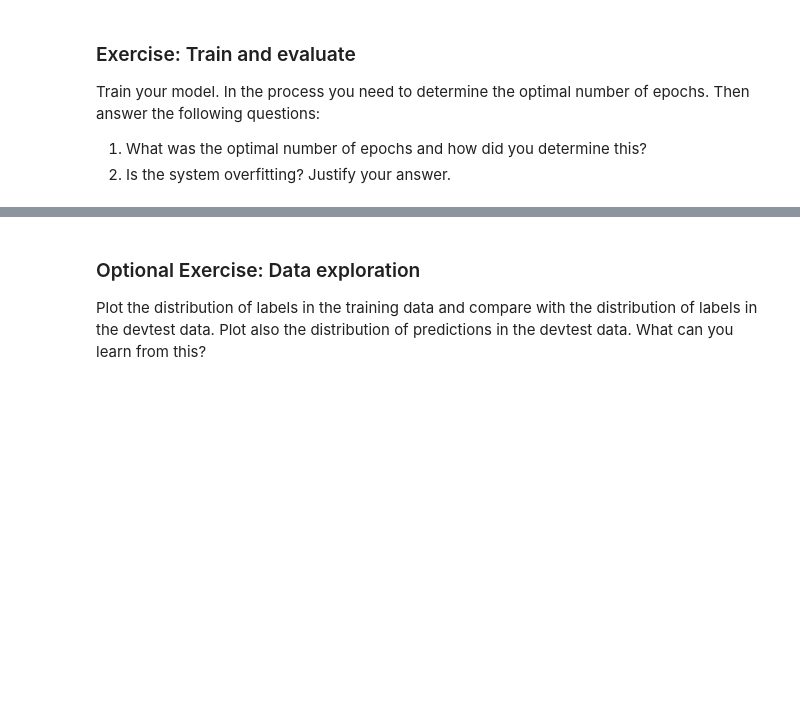
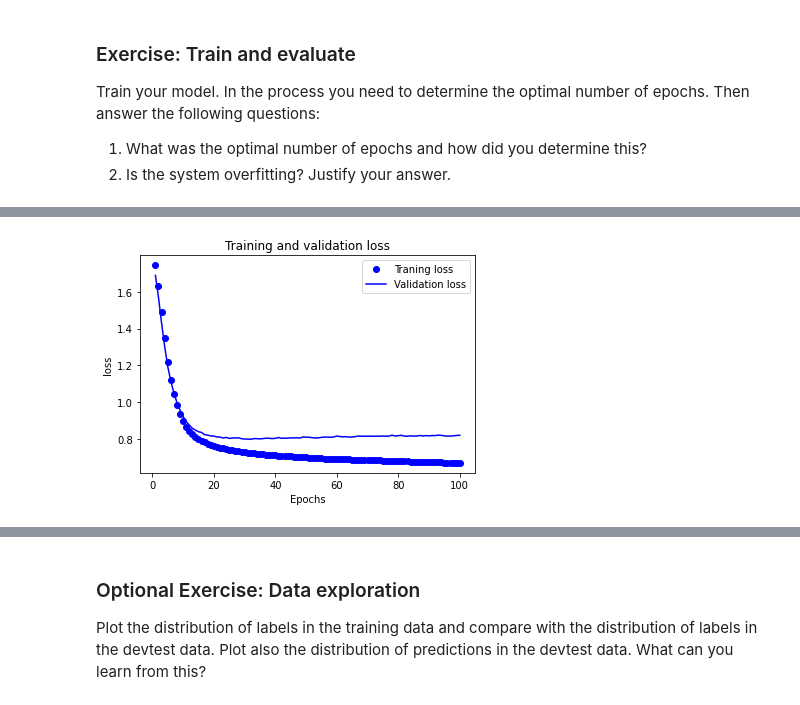
Before and after one commit to COMP3220/2022S1, a Jupyter notebook: practicals/Practical Week 05.ipynb, the cells around one changed output, grey strips where cells are left out. Saved outputs shown, nothing was run; the diff lists cells and outputs as text; code cells hidden in the pictures; blank space fills up the shorter version.

```diff
--- a/practicals/Practical Week 05.ipynb
+++ b/practicals/Practical Week 05.ipynb
@@ -84,6 +116,11 @@ q_test = qdata[threshold2:]
 
 Use Keras' tokeniser to tokenise all the data. For this exercise we will use only the 100 most frequent words in the training set (since you aren't supposed to use the dev-test or test sets to extract features).
 # %%
-from tensorflow.keras.preprocessing.text import Tokenizer
+from keras.preprocessing.text import Tokenizer
 
 # write your code here
+l = []
+for i in q_train:
+    l.append(i[1])
+Tokenizer = Tokenizer(num_words=100)
+Tokenizer.fit_on_texts(l)
@@ -123,0 +186,5 @@ y_test = # ... write your code here
+# %%
+from tensorflow.keras.utils import to_categorical
+y_train = to_categorical([general_types.index(l)for l, t in q_train])
+y_devtest = to_categorical([general_types.index(l)for l, t in q_devtest])
+y_test = to_categorical([general_types.index(l)for l, t in q_test])
@@ -132,6 +209,11 @@ from tensorflow.keras.layers import Embedding, Dense, GlobalAveragePooling1D
 embedding_dim = 20
 
 # write your code here
+model = Sequential()
+model.add(Embedding(100, embedding_dim, input_length=maxlen))
+model.add(GlobalAveragePooling1D())
+model.add(Dense(16, activation='relu'))
+model.add(Dense(6, activation='softmax'))
 
 model.summary()
 # %% [output]
@@ -164,0 +243,9 @@ Train your model. In the process you need to determine the optimal number of epo
+# %%
+# Write your code here
+model.compile(optimizer='rmsprop',
+              loss = 'categorical_crossentropy',
+              metrics =['acc'])
+history = model.fit(x_train, y_train,
+                    epochs = 100,
+                    batch_size=32,
+                    validation_data = (x_devtest,y_devtest))
@@ -164,0 +270,15 @@ Train your model. In the process you need to determine the optimal number of epo
+# %%
+loss = history.history['loss']
+val_loss = history.history['val_loss']
+
+epochs = range(1, len(loss)+1)
+
+plt.plot(epochs, loss, 'bo', label = 'Traning loss')
+plt.plot(epochs, val_loss,'b', label = 'Validation loss')
+plt.title('Training and validation loss')
+plt.xlabel('Epochs')
+plt.ylabel('loss')
+plt.legend()
+plt.show()
+# %% [output]
+[figure, added]
```
Also changed, not shown: parts of 19 cells of this notebook, 1 other file.
